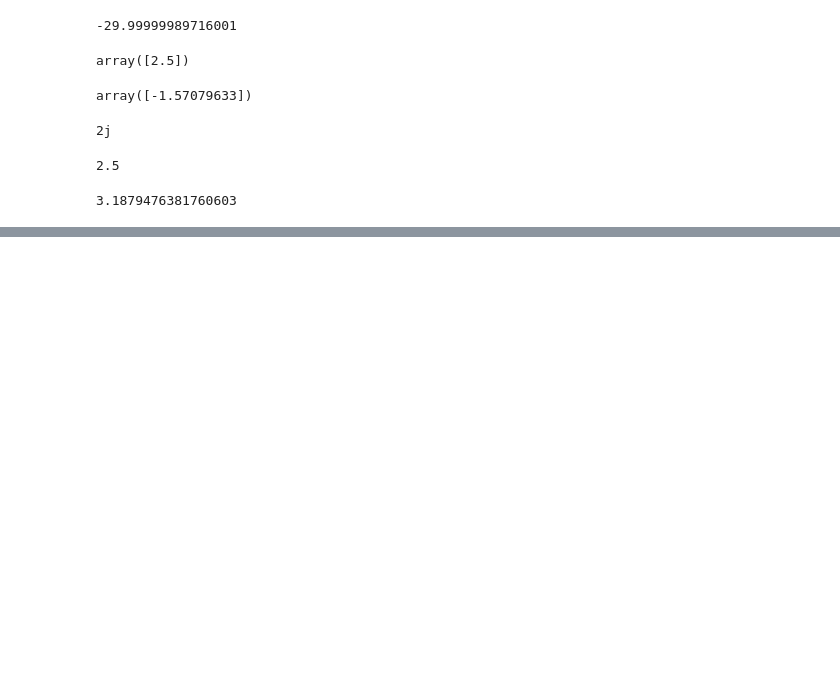
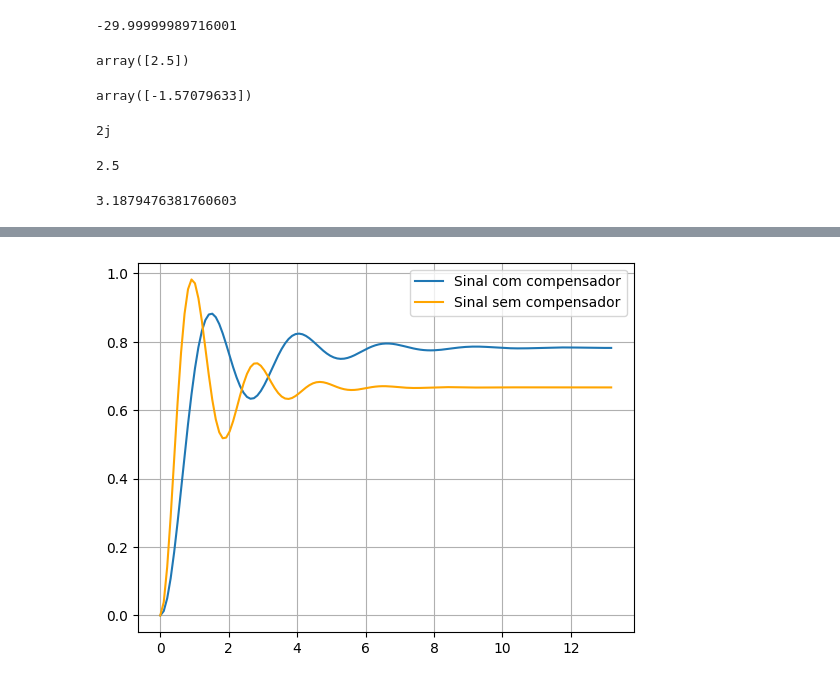
Before and after one commit to JoaoYukio/PCO119, a Jupyter notebook: Atividade 5/Atividade5.ipynb, the cells around one changed output, grey strips where cells are left out. Cells and saved outputs as stored; diff of their text form; code cells hidden in the pictures; blank space fills up the shorter version.

```diff
--- a/Atividade 5/Atividade5.ipynb
+++ b/Atividade 5/Atividade5.ipynb
@@ -240,0 +265,4 @@ plt.plot(yout1, T1)
+# %%
+T, yout = control.step_response(control.feedback(SisCont))
+# %%
+T2, yout2 = control.step_response(control.feedback(Gs), T = T)
@@ -240,0 +273,7 @@ plt.plot(yout1, T1)
+# %%
+plt.plot(T, yout, label = 'Sinal com compensador')
+plt.plot(T2, yout2, color = 'orange', label =  'Sinal sem compensador')
+plt.legend()
+plt.grid()
+# %% [output]
+[figure, added]
```
Also changed, not shown: parts of 25 cells of this notebook, 7 other files.
